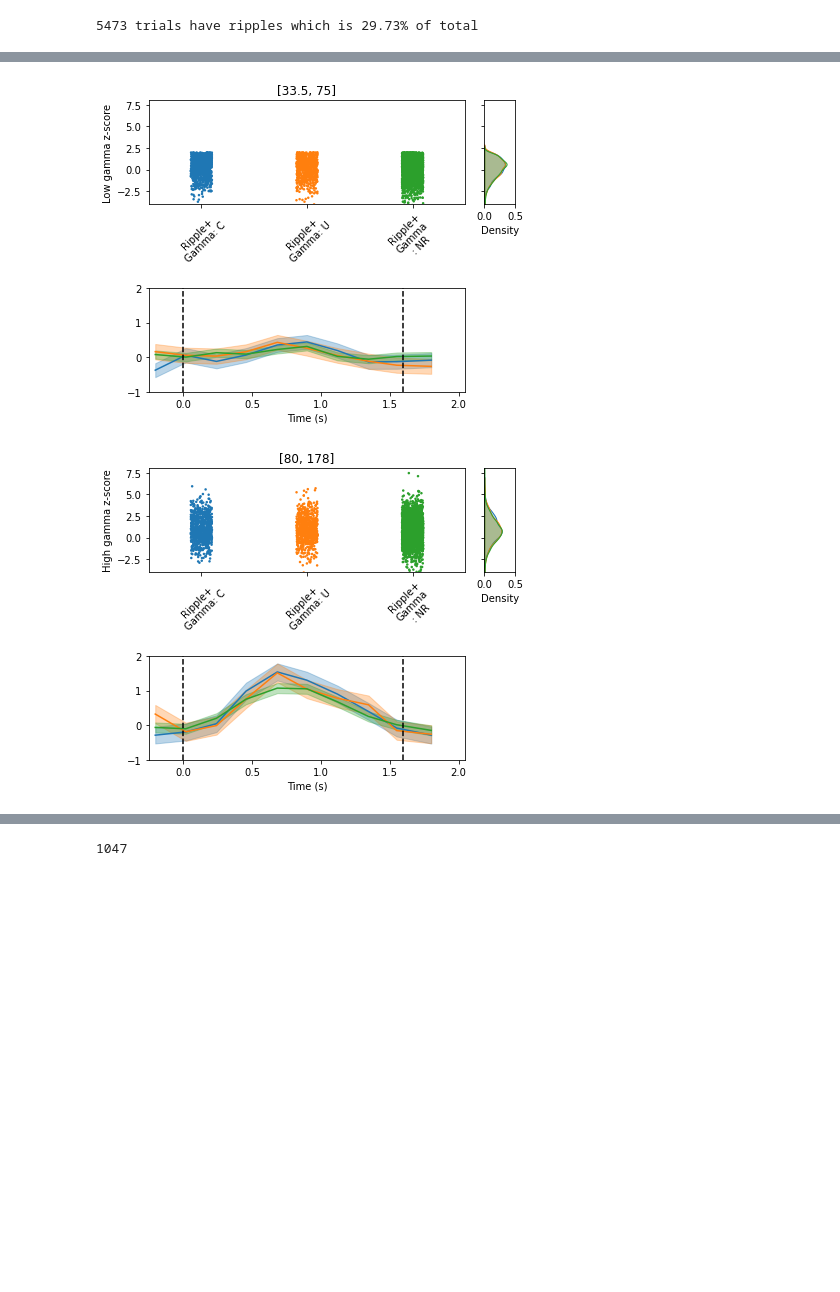
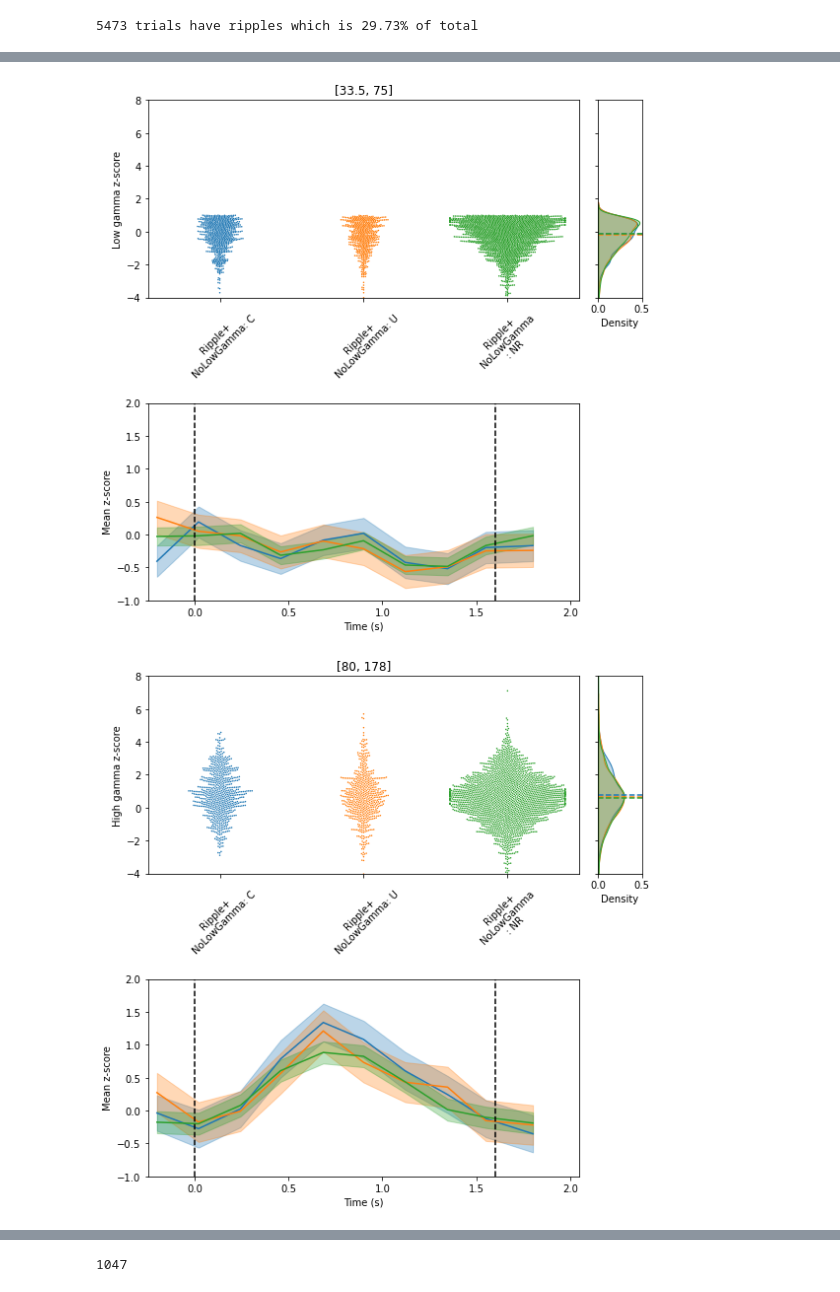
Before and after one commit to jjsakon/SWRrefactored, a Jupyter notebook: code/createGammaThetaPlots.ipynb, the cells around one changed output, grey strips where cells are left out. Cells and saved outputs as stored; diff of their text form; code cells hidden in the pictures; blank space fills up the shorter version.

Commit message:
2024-08-14 translated to ripple plots dependent on gamma/theta

```diff
--- a/code/createGammaThetaPlots.ipynb
+++ b/code/createGammaThetaPlots.ipynb
@@ -169,7 +169,7 @@ dict_keys(['ripple', 'clust', 'correct', 'position', 'list_num', 'subj', 'sess',
 [[33.5, 75], [80, 178], [2, 4], [7, 9]]
 array(['R1108J', 'R1112M', 'R1486J', 'R1501J', 'R1525J'], dtype='<U6')
 # %%
-gamma_sd_thresh = 2.0
+gamma_sd_thresh = 1.0
 
 # select a patient
 patient_idx = -1
@@ -186,12 +186,13 @@ np.shape(sub_Zs)
 ripple_start = 300 # time in ms
 ripple_end = 1300 # time in ms
 
+# note only +700 since ripple_trials go from -0.7 to 2.3 s (no buffers)
 ripple_trials = np.sum(sub_ripples[:,int((700+ripple_start)/sr_factor):int((700+ripple_end)/sr_factor)],1)>0
 print(f'{sum(ripple_trials)} trials have ripples which is {np.round(100*sum(ripple_trials)/sum(sub_idxs),2)}% of total')
 
 z_factor = sr_factor*10 # z_score was decimated 10x
 # average z-score over time for same range as ripples
-ripple_time_range = slice(int((1700+ripple_start)/z_factor),int((1700+ripple_end)/z_factor))
+ripple_time_range = slice(int((1700+ripple_start)/z_factor),int((1700+ripple_end)/z_factor)) # +1700 since goes from -1.7 to 3.3 s
 z_low_gamma_trials = np.mean(sub_Zs[0,:,ripple_time_range],1)>gamma_sd_thresh
 z_high_gamma_trials = np.mean(sub_Zs[1,:,ripple_time_range],1)>gamma_sd_thresh
 # %% [output]
@@ -531,6 +533,5 @@ a=1;
 # %%
 # Set the time range for x-axis for mean over time (ripple_time_range handles the time range for the swarm)
-time_bins = np.linspace(-0.2, 2.0, 100)  # 100 bins from -0.2 to 2.0 seconds
 swarm_ylimits = [-4.0, 8.0]
 mean_ylimits = [-1.0, 2.0]
 
@@ -571,17 +572,18 @@ for i_freq,freq_range in enumerate(freq_range_str_arr):
     data_combined = np.concatenate([swarm_two_clustered, swarm_two_unclustered, swarm_two_not_recalled])
 
     # Create simplified labels for each group
-    labels = (['Ripple+\nGamma: C'] * len(swarm_two_clustered) +
-              ['Ripple+\nGamma: U'] * len(swarm_two_unclustered) +
-              ['Ripple+\nGamma\n: NR'] * len(swarm_two_not_recalled))
+    labels = (['Ripple+\nNoLowGamma: C'] * len(swarm_two_clustered) +
+              ['Ripple+\nNoLowGamma: U'] * len(swarm_two_unclustered) +
+              ['Ripple+\nNoLowGamma\n: NR'] * len(swarm_two_not_recalled))
 
     # Set up the figure with GridSpec
-    fig = plt.figure(figsize=(6, 5))  # Adjusted figure size
+    fig = plt.figure(figsize=(8, 8))  # Adjusted figure size
     gs = gridspec.GridSpec(2, 4, height_ratios=[2, 2], width_ratios=[3,3,3,1])  # 4th column for kde
 
     # Create the swarmplot (span all columns)
     ax_swarm = fig.add_subplot(gs[0, :3])
-    sb.stripplot(x=labels, y=data_combined, palette=[palette['Clustered'], palette['Unclustered'], palette['Not Recalled']], size=2.5, jitter=True)
+#     sb.stripplot(x=labels, y=data_combined, palette=[palette['Clustered'], palette['Unclustered'], palette['Not Recalled']], size=2.5, jitter=True)
+    sb.swarmplot(x=labels, y=data_combined, palette=[palette['Clustered'], palette['Unclustered'], palette['Not Recalled']], size=1.5)
 
     ax_swarm.set_ylabel(ylabel)
     ax_swarm.set_xlabel('')
@@ -596,6 +598,16 @@ for i_freq,freq_range in enumerate(freq_range_str_arr):
     sb.kdeplot(y=swarm_two_clustered, ax=ax_kde, color=palette['Clustered'], fill=True, label='Clustered')
     sb.kdeplot(y=swarm_two_unclustered, ax=ax_kde, color=palette['Unclustered'], fill=True, label='Unclustered')
     sb.kdeplot(y=swarm_two_not_recalled, ax=ax_kde, color=palette['Not Recalled'], fill=True, label='Not Recalled')
+
+    # Add median lines for each distribution
+    median_clustered = np.median(swarm_two_clustered)
+    median_unclustered = np.median(swarm_two_unclustered)
+    median_not_recalled = np.median(swarm_two_not_recalled)
+
+    ax_kde.axhline(y=median_clustered, color=palette['Clustered'], linestyle='--', label='Clustered Median')
+    ax_kde.axhline(y=median_unclustered, color=palette['Unclustered'], linestyle='--', label='Unclustered Median')
+    ax_kde.axhline(y=median_not_recalled, color=palette['Not Recalled'], linestyle='--', label='Not Recalled Median')
+
 
     ax_kde.set_ylim(-4, 8)  # Adjust limits based on your data
     ax_kde.set_xlabel('Density')
@@ -616,39 +628,39 @@ for i_freq,freq_range in enumerate(freq_range_str_arr):
     # Decimate time bins
     decimation_factor = 10
     time_bins_decimated = decimate(time_bins, decimation_factor)
-    plot_time_range_decimated = slice(None, None, decimation_factor)
 
     # Plot for swarm two
-    mean_swarm_two_clustered, se_swarm_two_clustered = mean_and_se(sub_Zs[i_freq, swarm_two_idx & clust_clustered, plot_time_range])
-    mean_swarm_two_unclustered, se_swarm_two_unclustered = mean_and_se(sub_Zs[i_freq, swarm_two_idx & clust_unclustered, plot_time_range])
-    mean_swarm_two_not_recalled, se_swarm_two_not_recalled = mean_and_se(sub_Zs[i_freq, swarm_two_idx & clust_not_recalled, plot_time_range])
+    mean_swarm_two_clustered, se_swarm_two_clustered = mean_and_se(sub_Zs[i_freq, swarm_two_idx & clust_clustered, plot_slice])
+    mean_swarm_two_unclustered, se_swarm_two_unclustered = mean_and_se(sub_Zs[i_freq, swarm_two_idx & clust_unclustered, plot_slice])
+    mean_swarm_two_not_recalled, se_swarm_two_not_recalled = mean_and_se(sub_Zs[i_freq, swarm_two_idx & clust_not_recalled, plot_slice])
 
     ax_swarm_two = fig.add_subplot(gs[1, :3])  # Only one plot here
     ax_swarm_two.plot(time_bins_decimated, decimate(mean_swarm_two_clustered, decimation_factor), label='Clustered', color=palette['Clustered'])
     ax_swarm_two.fill_between(time_bins_decimated,
                               decimate(mean_swarm_two_clustered, decimation_factor) - decimate(se_swarm_two_clustered, decimation_factor),
                               decimate(mean_swarm_two_clustered, decimation_factor) + decimate(se_swarm_two_clustered, decimation_factor),
                               alpha=0.3, color=palette['Clustered'])
     ax_swarm_two.plot(time_bins_decimated, decimate(mean_swarm_two_unclustered, decimation_factor), label='Unclustered', color=palette['Unclustered'])
     ax_swarm_two.fill_between(time_bins_decimated,
                               decimate(mean_swarm_two_unclustered, decimation_factor) - decimate(se_swarm_two_unclustered, decimation_factor),
                               decimate(mean_swarm_two_unclustered, decimation_factor) + decimate(se_swarm_two_unclustered, decimation_factor),
                               alpha=0.3, color=palette['Unclustered'])
     ax_swarm_two.plot(time_bins_decimated, decimate(mean_swarm_two_not_recalled, decimation_factor), label='Not Recalled', color=palette['Not Recalled'])
     ax_swarm_two.fill_between(time_bins_decimated,
                               decimate(mean_swarm_two_not_recalled, decimation_factor) - decimate(se_swarm_two_not_recalled, decimation_factor),
                               decimate(mean_swarm_two_not_recalled, decimation_factor) + decimate(se_swarm_two_not_recalled, decimation_factor),
                               alpha=0.3, color=palette['Not Recalled'])
     ax_swarm_two.axvline(x=0.0, color='black', linestyle='--')
     ax_swarm_two.axvline(x=1.6, color='black', linestyle='--')
     ax_swarm_two.set_xlabel('Time (s)')
     ax_swarm_two.set_xlim(-0.25, 2.05)
     ax_swarm_two.set_ylim(mean_ylimits)
+    ax_swarm_two.set_ylabel('Mean z-score')
 
     # Adjust layout to ensure the plots align correctly
     plt.tight_layout(h_pad=2)
     plt.show()
 a=1;
 # %% [output]
-[figure, old version]
+[figure, new version]
-[figure, old version]
+[figure, new version]
```
Also changed, not shown: parts of 3 cells of this notebook, 1 other file.
